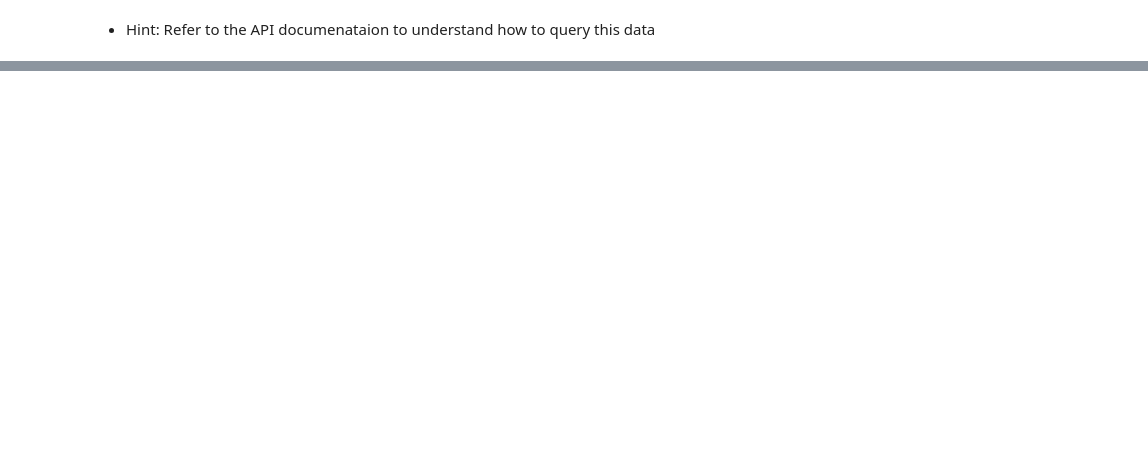
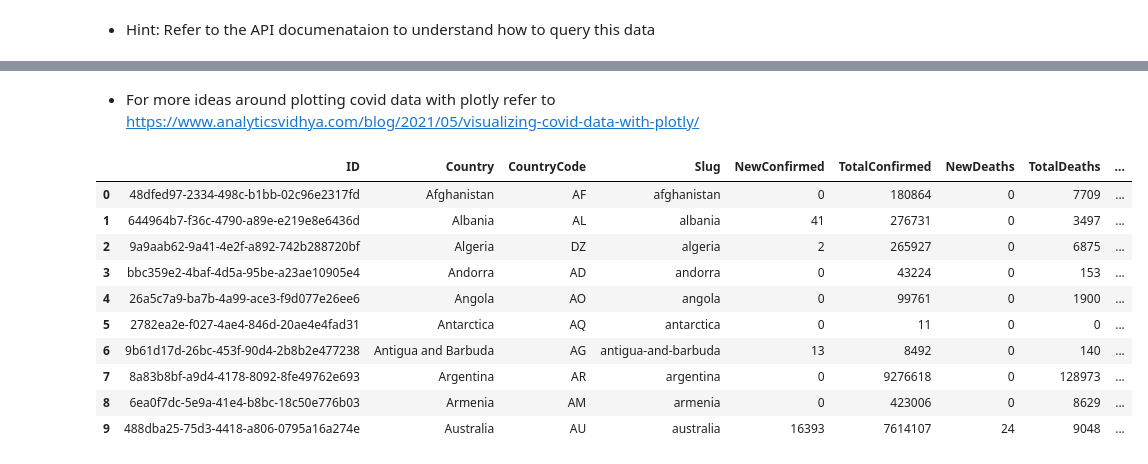
Before and after one commit to IrtizaNasar/Intrduction-to-DataScience-OpenCourse, a Jupyter notebook: Week 3/Introduction to Data Science - Week 3.ipynb, the cells around one changed output, grey strips where cells are left out. Saved outputs shown, nothing was run; the diff lists cells and outputs as text; code cells hidden in the pictures; blank space fills up the shorter version.

```diff
--- a/Week 3/Introduction to Data Science - Week 3.ipynb
+++ b/Week 3/Introduction to Data Science - Week 3.ipynb
@@ -240,0 +505,16 @@ df_countries
+# %% [markdown]
+-  For more ideas around plotting covid data with plotly refer to https://www.analyticsvidhya.com/blog/2021/05/visualizing-covid-data-with-plotly/
+# %%
+df_countries.head(10)
+# %% [output]
+|  | ID | Country | CountryCode | Slug | NewConfirmed | TotalConfirmed | NewDeaths | TotalDeaths | ... |
+| 0 | 48dfed97-2334-498c-b1bb-02c96e2317fd | Afghanistan | AF | afghanistan | 0 | 180864 | 0 | 7709 | ... |
+| 1 | 644964b7-f36c-4790-a89e-e219e8e6436d | Albania | AL | albania | 41 | 276731 | 0 | 3497 | ... |
+| 2 | 9a9aab62-9a41-4e2f-a892-742b288720bf | Algeria | DZ | algeria | 2 | 265927 | 0 | 6875 | ... |
+| 3 | bbc359e2-4baf-4d5a-95be-a23ae10905e4 | Andorra | AD | andorra | 0 | 43224 | 0 | 153 | ... |
+| 4 | 26a5c7a9-ba7b-4a99-ace3-f9d077e26ee6 | Angola | AO | angola | 0 | 99761 | 0 | 1900 | ... |
+| 5 | 2782ea2e-f027-4ae4-846d-20ae4e4fad31 | Antarctica | AQ | antarctica | 0 | 11 | 0 | 0 | ... |
+| 6 | 9b61d17d-26bc-453f-90d4-2b8b2e477238 | Antigua and Barbuda | AG | antigua-and-barbuda | 13 | 8492 | 0 | 140 | ... |
+| 7 | 8a83b8bf-a9d4-4178-8092-8fe49762e693 | Argentina | AR | argentina | 0 | 9276618 | 0 | 128973 | ... |
+| 8 | 6ea0f7dc-5e9a-41e4-b8bc-18c50e776b03 | Armenia | AM | armenia | 0 | 423006 | 0 | 8629 | ... |
+| 9 | 488dba25-75d3-4418-a806-0795a16a274e | Australia | AU | australia | 16393 | 7614107 | 24 | 9048 | ... |
```
Also changed, not shown: parts of 60 cells of this notebook.
